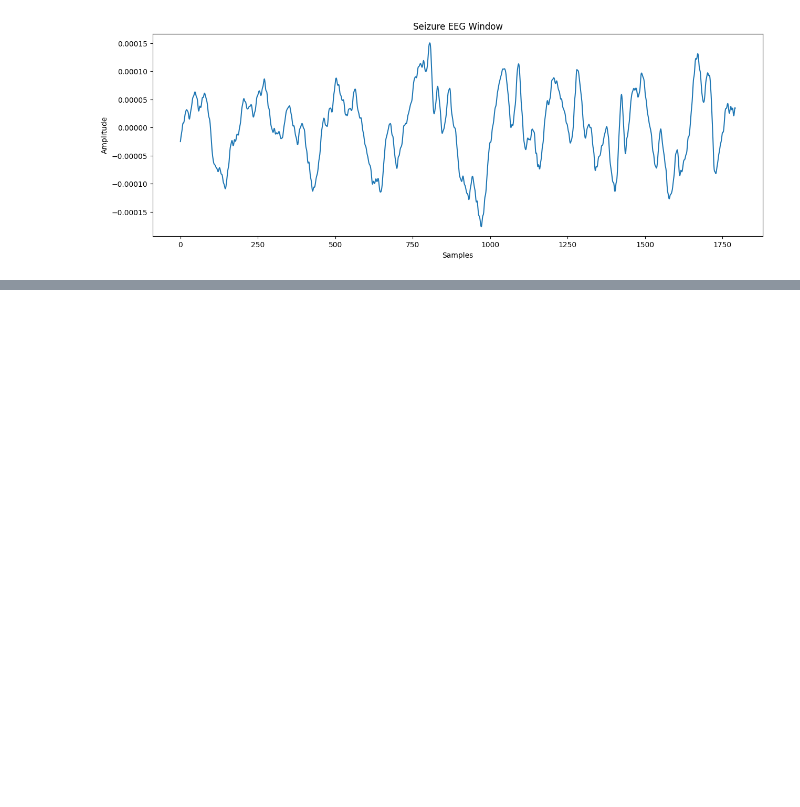
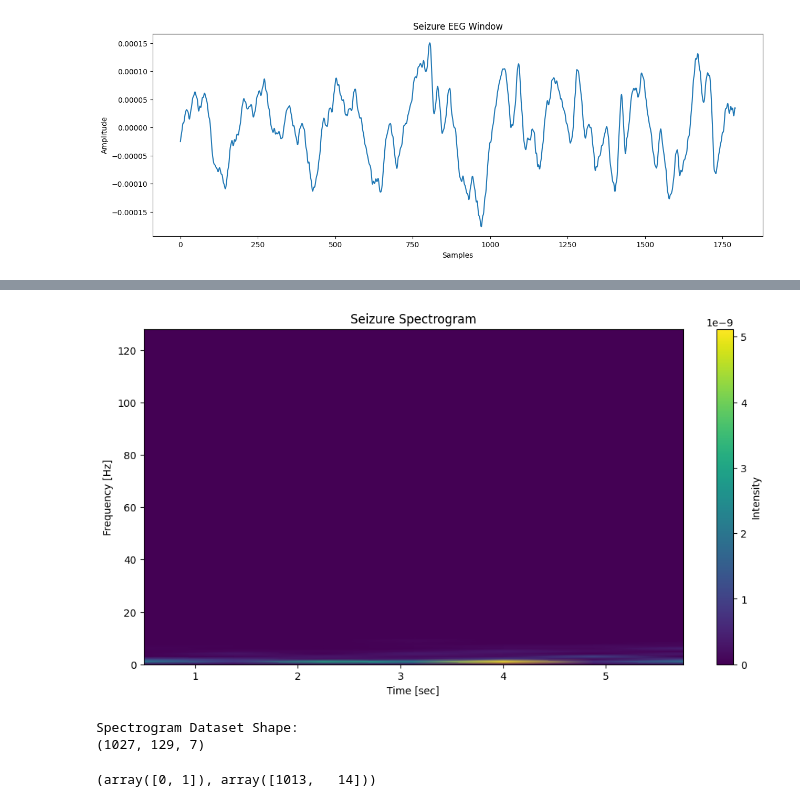
Before and after one commit to pinkprincess536/neurotriage, a Jupyter notebook: eeg.ipynb, the cells around one changed output, grey strips where cells are left out. Drawn from its saved outputs; the diff is of its cells as text; code cells hidden in the pictures; blank space fills up the shorter version.

```diff
--- a/eeg.ipynb
+++ b/eeg.ipynb
@@ -587,0 +710,62 @@ plt.show()
+# %%
+frequencies, times, Sxx = spectrogram(
+    filtered_seizure,
+    fs=256
+)
+
+plt.figure(figsize=(12,6))
+
+plt.pcolormesh(
+    times,
+    frequencies,
+    Sxx,
+    shading='gouraud'
+)
+
+plt.title("Seizure Spectrogram")
+
+plt.ylabel("Frequency [Hz]")
+plt.xlabel("Time [sec]")
+
+plt.colorbar(label="Intensity")
+
+plt.show()
+# %% [output]
+[figure, added]
+# %%
+from scipy.signal import spectrogram
+import numpy as np
+
+spectrogram_dataset = []
+
+for window in X:
+
+    # Use first EEG channel
+    signal = window[0]
+
+    # Apply bandpass filter
+    filtered_signal = bandpass_filter(signal)
+
+    # Generate spectrogram
+    frequencies, times, Sxx = spectrogram(
+        filtered_signal,
+        fs=256
+    )
+
+    # Store spectrogram
+    spectrogram_dataset.append(Sxx)
+
+# Convert to NumPy array
+spectrogram_dataset = np.array(spectrogram_dataset)
+
+print("Spectrogram Dataset Shape:")
+print(spectrogram_dataset.shape)
+# %% [output]
+Spectrogram Dataset Shape:
+(1027, 129, 7)
+# %%
+import numpy as np
+
+print(np.unique(y, return_counts=True))
+# %% [output]
+(array([0, 1]), array([1013,   14]))
```
Also changed, not shown: parts of 23 cells of this notebook.
